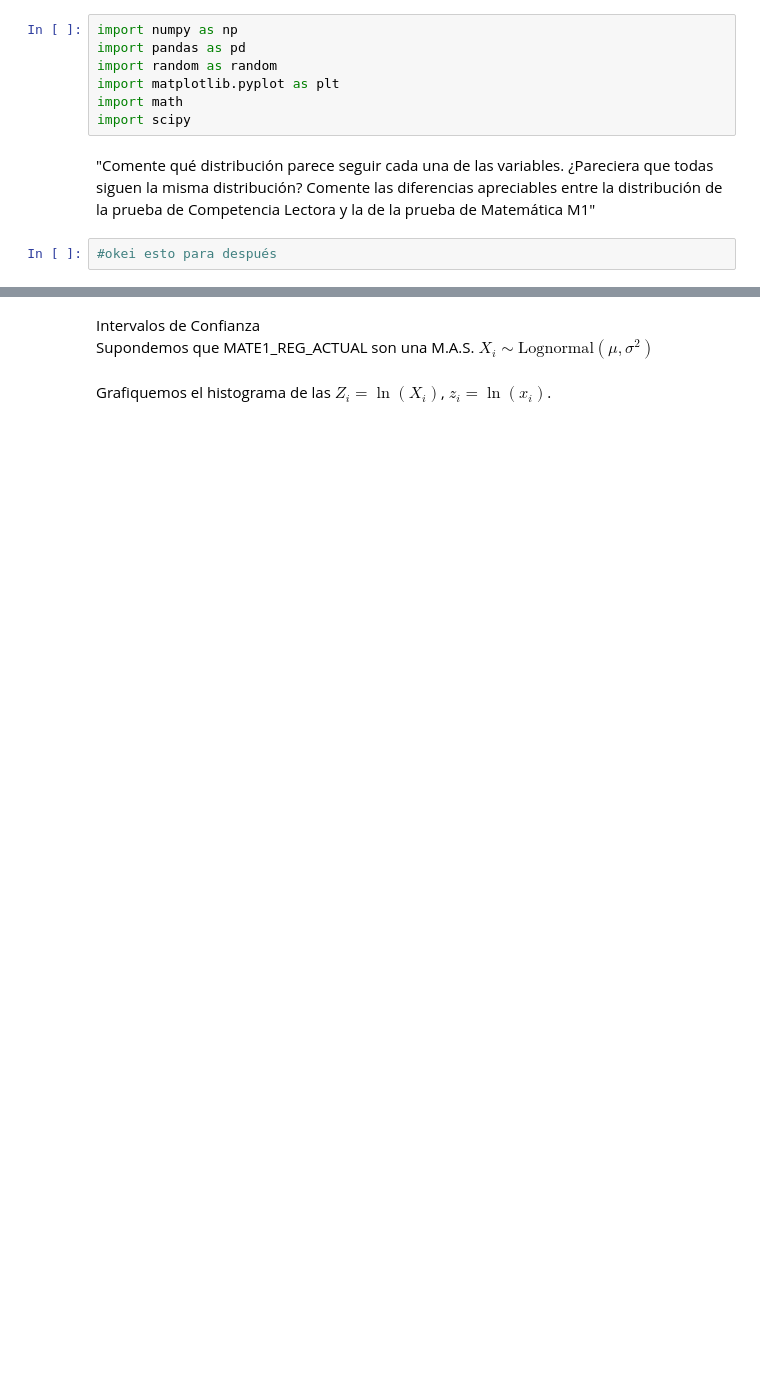
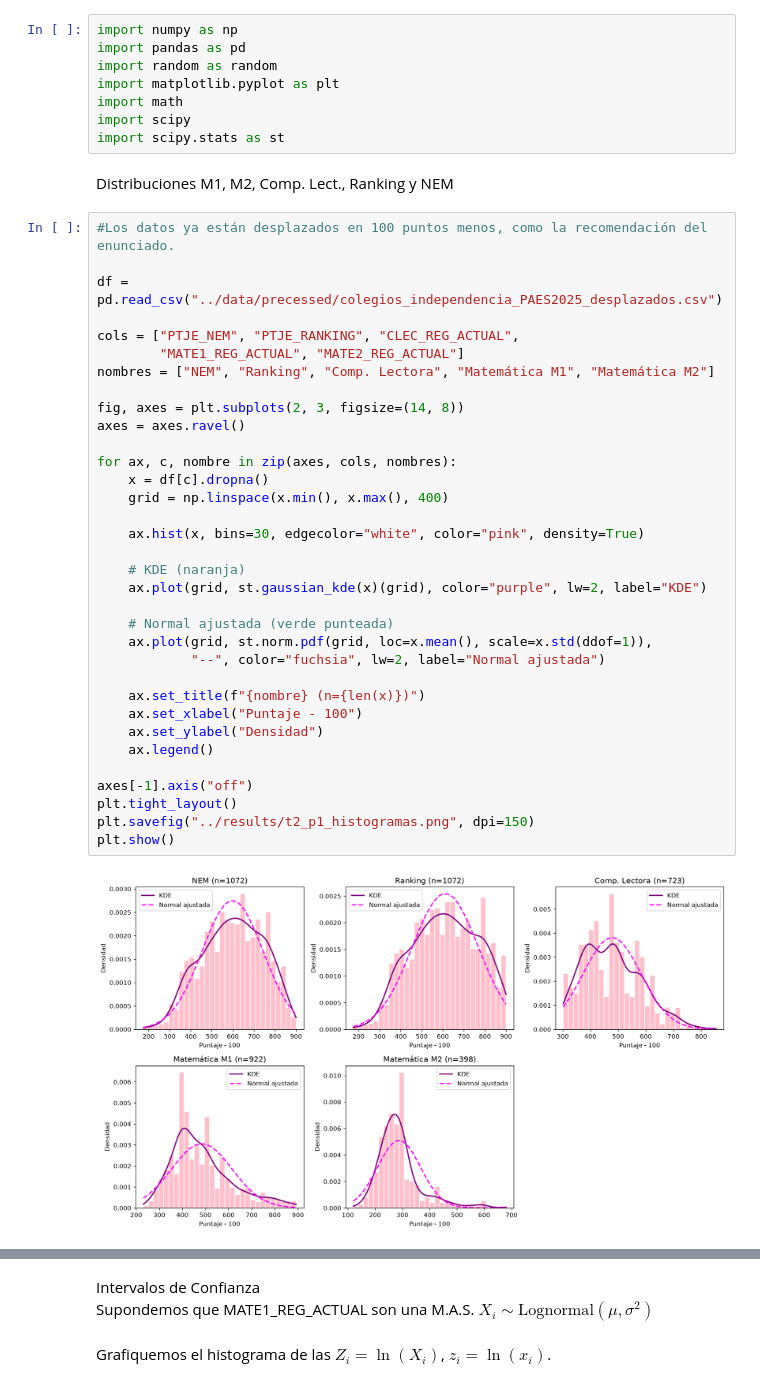
Before and after one commit to benjitabravocarvajal-spec/Tarea-1-estadistica, a Jupyter notebook: notebooks/tarea_2_parte_1.ipynb, the cells around one changed output, grey strips where cells are left out. Drawn from its saved outputs; the diff is of its cells as text; blank space fills up the shorter version.

```diff
--- a/notebooks/tarea_2_parte_1.ipynb
+++ b/notebooks/tarea_2_parte_1.ipynb
@@ -5,9 +5,42 @@ import random as random
 import matplotlib.pyplot as plt
 import math
 import scipy
+import scipy.stats as st
-# %% [markdown]
-"Comente qué distribución parece seguir cada una de las variables. ¿Pareciera que todas siguen
-la misma distribución? Comente las diferencias apreciables entre la distribución de la prueba de
-Competencia Lectora y la de la prueba de Matemática M1"
+# %% [markdown]
+Distribuciones M1, M2, Comp. Lect., Ranking y NEM
 # %%
-#okei esto para después
+#Los datos ya están desplazados en 100 puntos menos, como la recomendación del enunciado.
+
+df = pd.read_csv("../data/precessed/colegios_independencia_PAES2025_desplazados.csv")
+
+cols = ["PTJE_NEM", "PTJE_RANKING", "CLEC_REG_ACTUAL",
+        "MATE1_REG_ACTUAL", "MATE2_REG_ACTUAL"]
+nombres = ["NEM", "Ranking", "Comp. Lectora", "Matemática M1", "Matemática M2"]
+
+fig, axes = plt.subplots(2, 3, figsize=(14, 8))
+axes = axes.ravel()
+
+for ax, c, nombre in zip(axes, cols, nombres):
+    x = df[c].dropna()
+    grid = np.linspace(x.min(), x.max(), 400)
+
+    ax.hist(x, bins=30, edgecolor="white", color="pink", density=True)
+
+    # KDE (naranja)
+    ax.plot(grid, st.gaussian_kde(x)(grid), color="purple", lw=2, label="KDE")
+
+    # Normal ajustada (verde punteada)
+    ax.plot(grid, st.norm.pdf(grid, loc=x.mean(), scale=x.std(ddof=1)),
+            "--", color="fuchsia", lw=2, label="Normal ajustada")
+
+    ax.set_title(f"{nombre} (n={len(x)})")
+    ax.set_xlabel("Puntaje - 100")
+    ax.set_ylabel("Densidad")
+    ax.legend()
+
+axes[-1].axis("off")
+plt.tight_layout()
+plt.savefig("../results/t2_p1_histogramas.png", dpi=150)
+plt.show()
+# %% [output]
+[figure, added]
```
Also changed, not shown: parts of 6 cells of this notebook.
